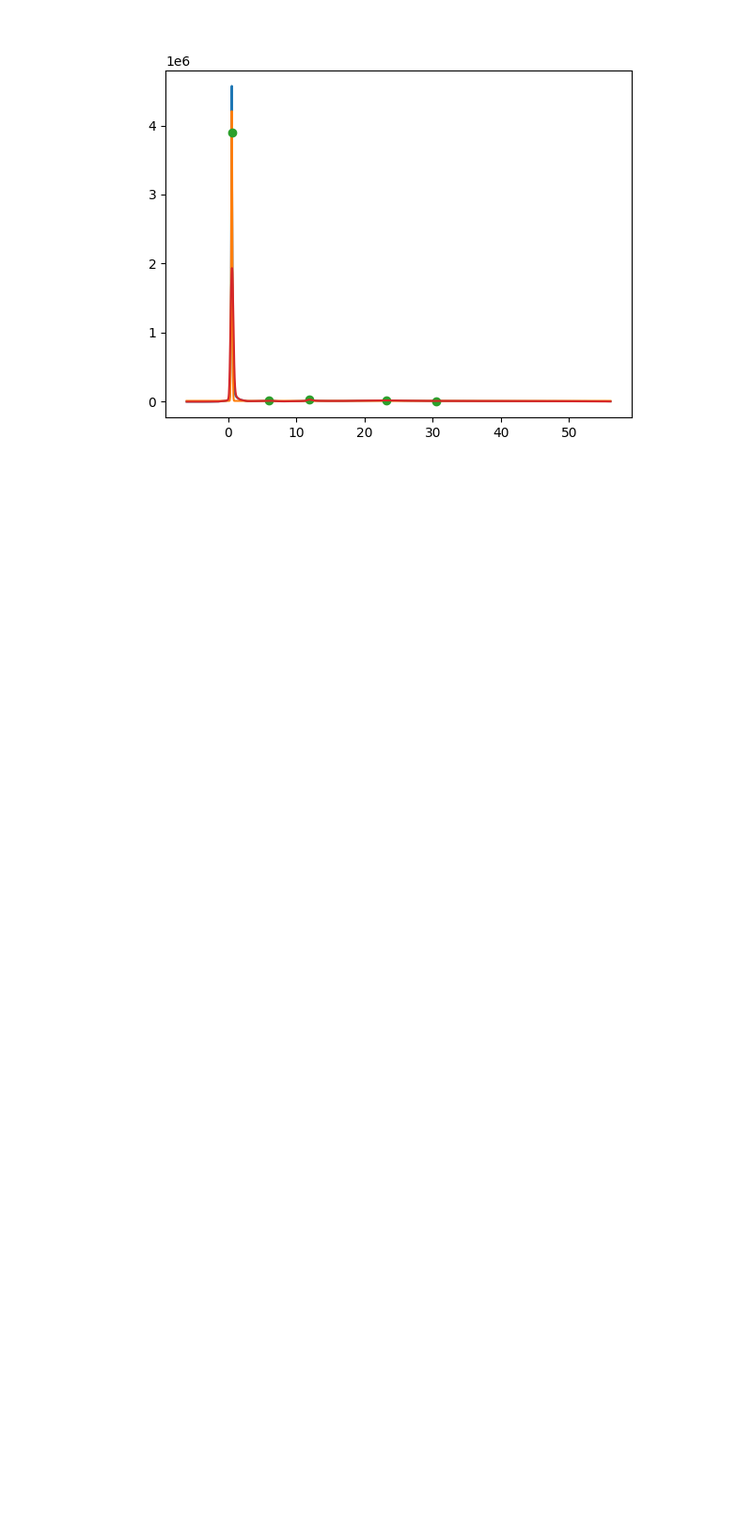
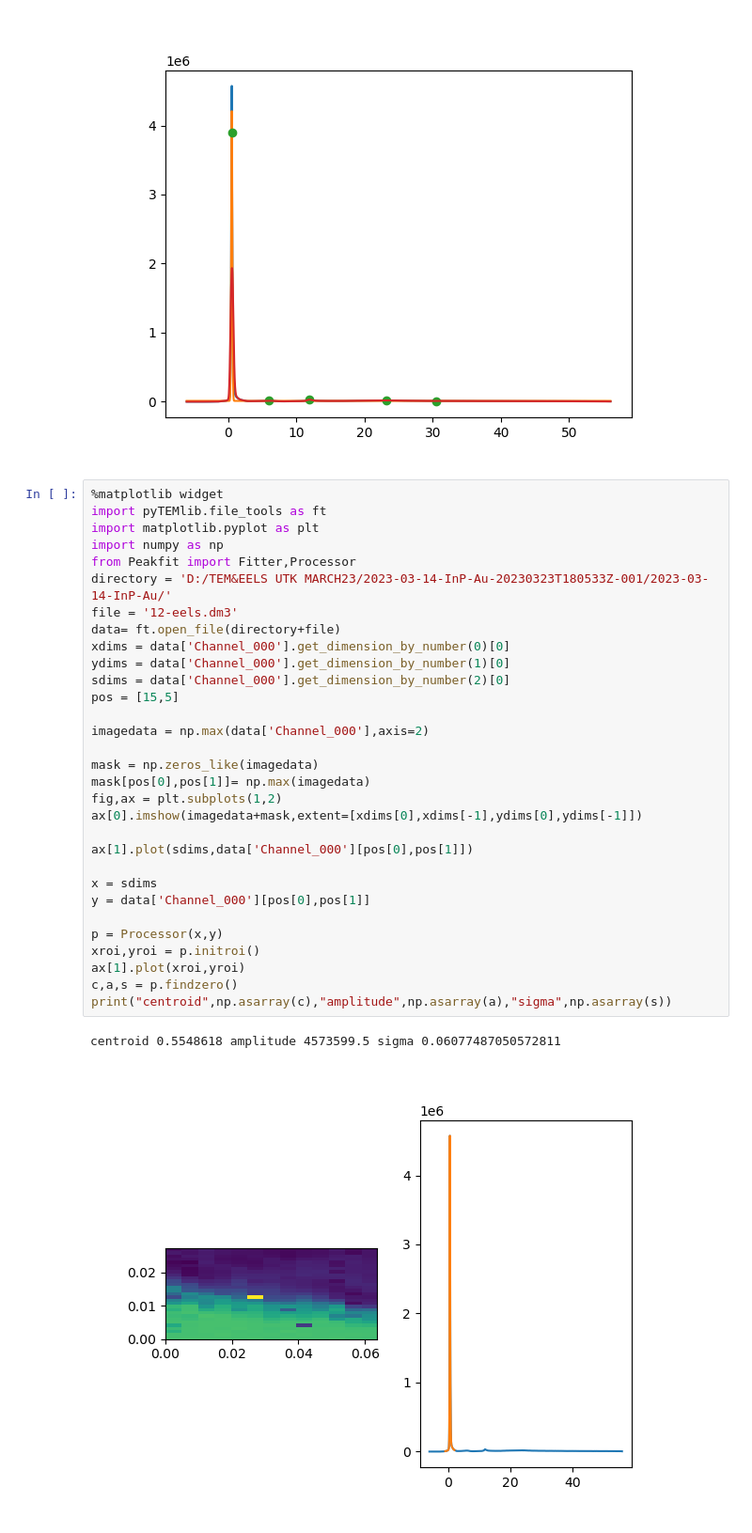
Before and after one commit to MTLphys/FittingFunctions, a Jupyter notebook: PeakFit/TryingPeakfit.ipynb, the cells around one changed output. Shown: that part at 94% size. Cells and saved outputs as stored; diff of their text form; blank space fills up the shorter version.

```diff
--- a/PeakFit/TryingPeakfit.ipynb
+++ b/PeakFit/TryingPeakfit.ipynb
@@ -247,3 +245,37 @@ Gauss
 [<matplotlib.lines.Line2D at 0x...>]
 [figure]
 [figure]
+# %%
+%matplotlib widget
+import pyTEMlib.file_tools as ft
+import matplotlib.pyplot as plt
+import numpy as np
+from Peakfit import Fitter,Processor
+directory = 'D:/TEM&EELS UTK MARCH23/2023-03-14-InP-Au-20230323T180533Z-001/2023-03-14-InP-Au/'
+file = '12-eels.dm3'
+data= ft.open_file(directory+file)
+xdims = data['Channel_000'].get_dimension_by_number(0)[0]
+ydims = data['Channel_000'].get_dimension_by_number(1)[0]
+sdims = data['Channel_000'].get_dimension_by_number(2)[0]
+pos = [15,5]
+
+imagedata = np.max(data['Channel_000'],axis=2)
+
+mask = np.zeros_like(imagedata)
+mask[pos[0],pos[1]]= np.max(imagedata)
+fig,ax = plt.subplots(1,2)
+ax[0].imshow(imagedata+mask,extent=[xdims[0],xdims[-1],ydims[0],ydims[-1]])
+
+ax[1].plot(sdims,data['Channel_000'][pos[0],pos[1]])
+
+x = sdims
+y = data['Channel_000'][pos[0],pos[1]]
+
+p = Processor(x,y)
+xroi,yroi = p.initroi()
+ax[1].plot(xroi,yroi)
+c,a,s = p.findzero()
+print("centroid",np.asarray(c),"amplitude",np.asarray(a),"sigma",np.asarray(s))
+# %% [output]
+centroid 0.5548618 amplitude 4573599.5 sigma 0.06077487050572811
+[figure, added]
```
Also changed, not shown: parts of 1 cell of this notebook, 2 other files.
